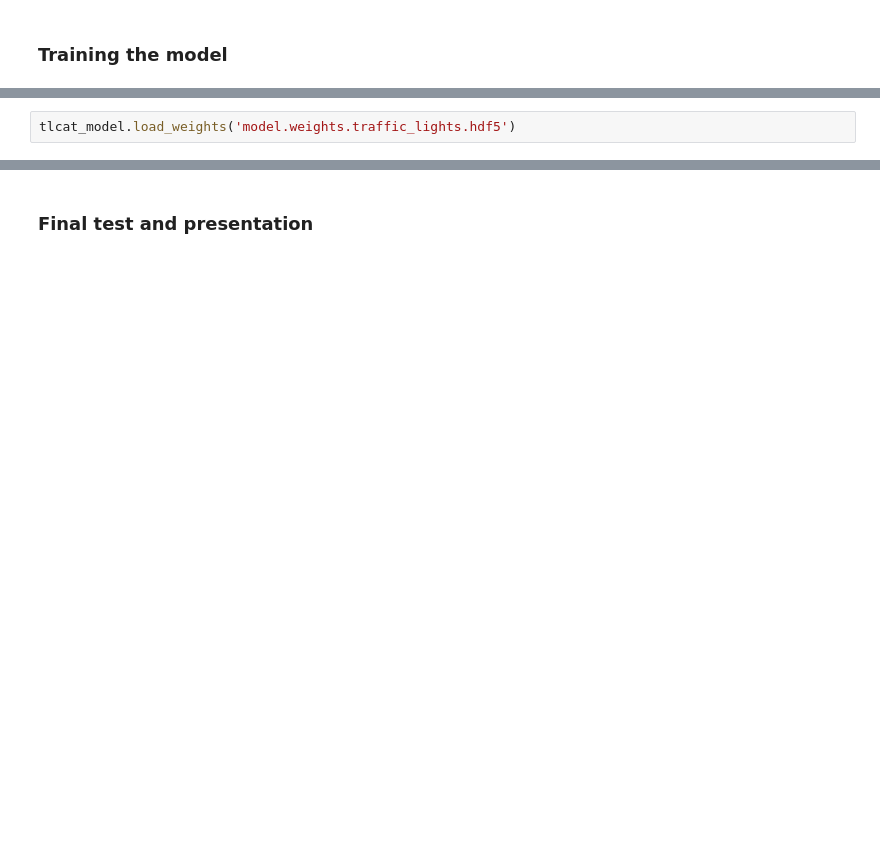
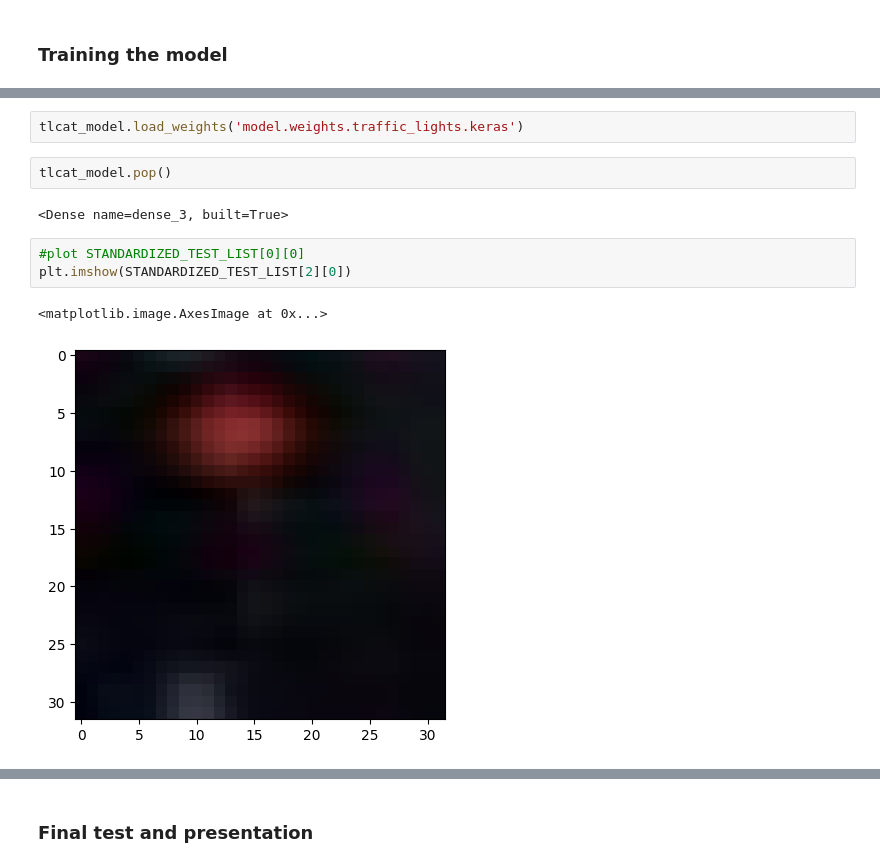
Before and after one commit to Klattraren/Vulnerabilities-in-Autonomous-Drive-Systems-Focusing-on-Traffic-Light-Classification, a Jupyter notebook: working_model_clean_data/Traffic_Light_Classifier.ipynb, the cells around one changed output, grey strips where cells are left out. Drawn from its saved outputs; the diff is of its cells as text; blank space fills up the shorter version.

```diff
--- a/working_model_clean_data/Traffic_Light_Classifier.ipynb
+++ b/working_model_clean_data/Traffic_Light_Classifier.ipynb
@@ -893,2 +1013,12 @@ Epoch 00020: val_loss did not improve
 # %%
-tlcat_model.load_weights('model.weights.traffic_lights.hdf5')
+tlcat_model.load_weights('model.weights.traffic_lights.keras')
+# %%
+tlcat_model.pop()
+# %% [output]
+<Dense name=dense_3, built=True>
+# %%
+#plot STANDARDIZED_TEST_LIST[0][0]
+plt.imshow(STANDARDIZED_TEST_LIST[2][0])
+# %% [output]
+<matplotlib.image.AxesImage at 0x...>
+[figure, added]
```
Also changed, not shown: parts of 15 cells of this notebook, 4 other files.
